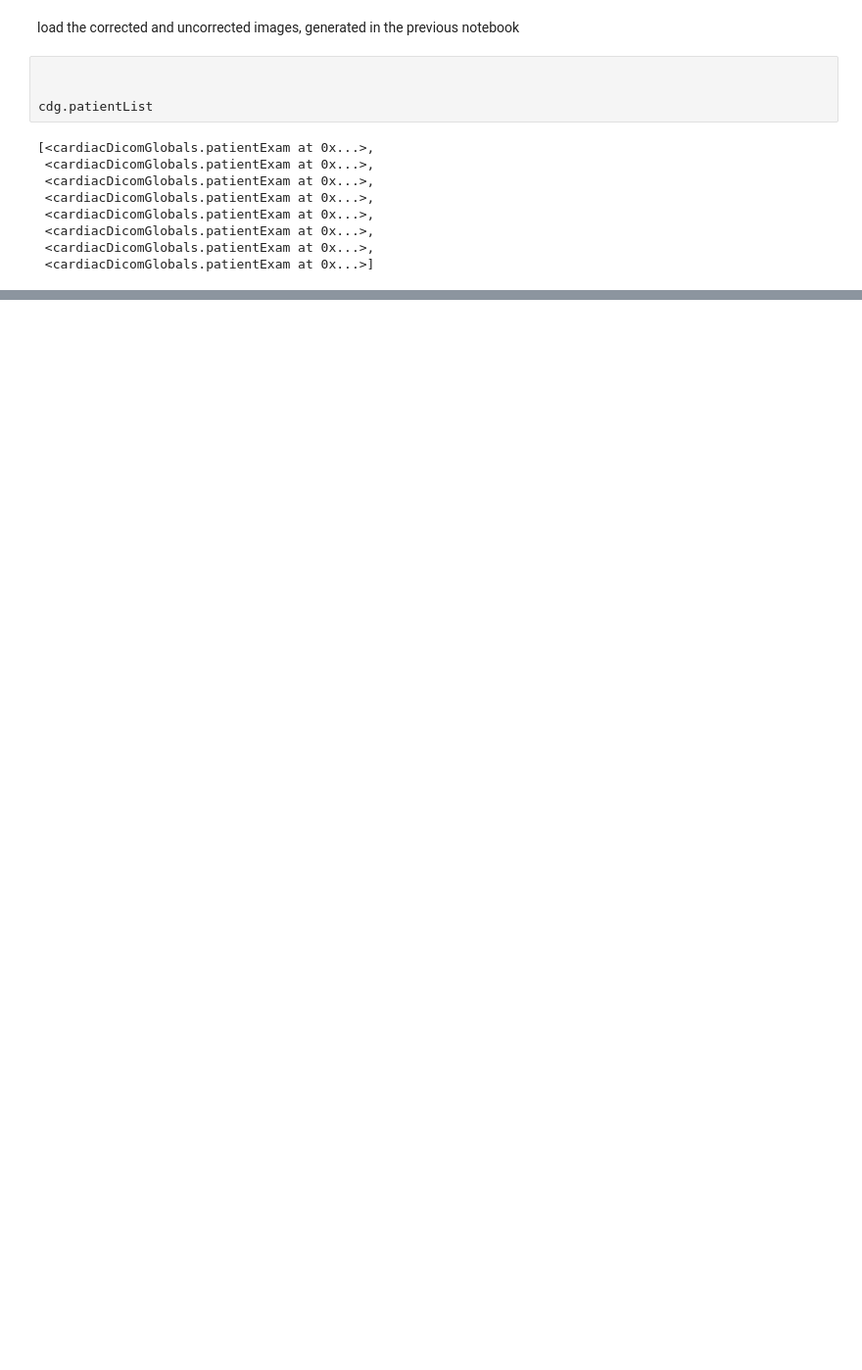
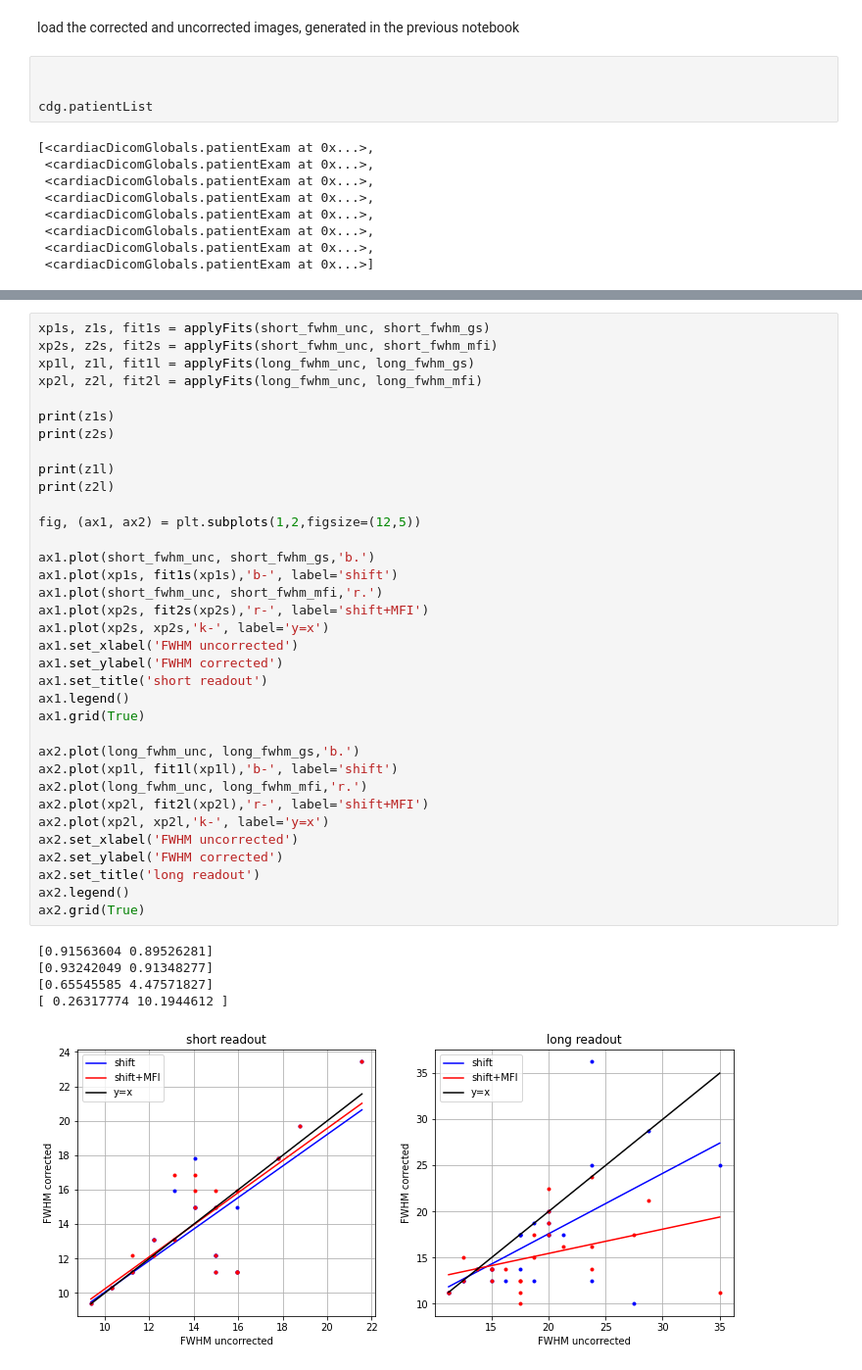
Before and after one commit to galenreed/spiralB0MapCorrection, a Jupyter notebook: 4_analyzeCorrectionResults.ipynb, the cells around one changed output, grey strips where cells are left out. Shown at 98% size. Cells and saved outputs as stored; diff of their text form; blank space fills up the shorter version.

```diff
--- a/4_analyzeCorrectionResults.ipynb
+++ b/4_analyzeCorrectionResults.ipynb
@@ -411,0 +495,41 @@ cdg.patientList
+# %%
+xp1s, z1s, fit1s = applyFits(short_fwhm_unc, short_fwhm_gs)
+xp2s, z2s, fit2s = applyFits(short_fwhm_unc, short_fwhm_mfi)
+xp1l, z1l, fit1l = applyFits(long_fwhm_unc, long_fwhm_gs)
+xp2l, z2l, fit2l = applyFits(long_fwhm_unc, long_fwhm_mfi)
+
+print(z1s)
+print(z2s)
+
+print(z1l)
+print(z2l)
+
+fig, (ax1, ax2) = plt.subplots(1,2,figsize=(12,5))
+
+ax1.plot(short_fwhm_unc, short_fwhm_gs,'b.')
+ax1.plot(xp1s, fit1s(xp1s),'b-', label='shift')
+ax1.plot(short_fwhm_unc, short_fwhm_mfi,'r.')
+ax1.plot(xp2s, fit2s(xp2s),'r-', label='shift+MFI')
+ax1.plot(xp2s, xp2s,'k-', label='y=x')
+ax1.set_xlabel('FWHM uncorrected')
+ax1.set_ylabel('FWHM corrected')
+ax1.set_title('short readout')
+ax1.legend()
+ax1.grid(True)
+
+ax2.plot(long_fwhm_unc, long_fwhm_gs,'b.')
+ax2.plot(xp1l, fit1l(xp1l),'b-', label='shift')
+ax2.plot(long_fwhm_unc, long_fwhm_mfi,'r.')
+ax2.plot(xp2l, fit2l(xp2l),'r-', label='shift+MFI')
+ax2.plot(xp2l, xp2l,'k-', label='y=x')
+ax2.set_xlabel('FWHM uncorrected')
+ax2.set_ylabel('FWHM corrected')
+ax2.set_title('long readout')
+ax2.legend()
+ax2.grid(True)
+# %% [output]
+[0.91563604 0.89526281]
+[0.93242049 0.91348277]
+[0.65545585 4.47571827]
+[ 0.26317774 10.1944612 ]
+[figure, added]
```
Also changed, not shown: parts of 7 cells of this notebook, 2 other files.
